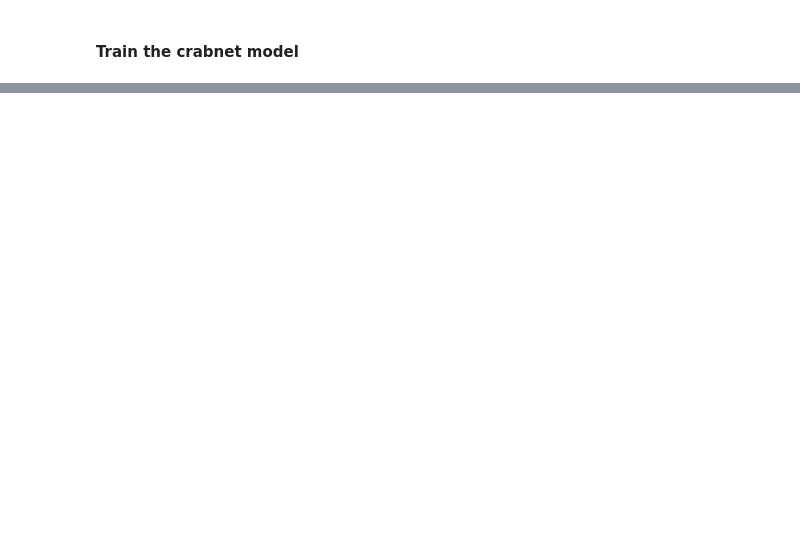
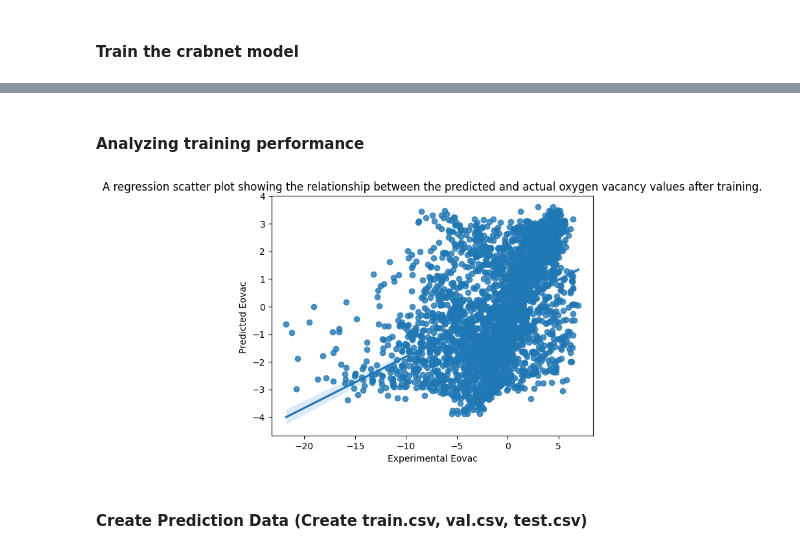
Before and after one commit to Murimikevin/ML-perovskites-project, a Jupyter notebook: Perovskites transformer.ipynb, the cells around one changed output, grey strips where cells are left out. Cells and saved outputs as stored; diff of their text form; code cells hidden in the pictures; blank space fills up the shorter version.

```diff
--- a/Perovskites transformer.ipynb
+++ b/Perovskites transformer.ipynb
@@ -191,0 +204,15 @@ example_materials_property mae: 10.5
+# %% [markdown]
+#### Analyzing training performance
+# %%
+
+csv = pd.read_csv('CrabNet/model_predictions/example_materials_property_train_output.csv')
+res = seaborn.regplot(x='target', y='pred-0', data=csv )
+plt.title(f"A regression scatter plot showing the relationship between the predicted and actual oxygen vacancy values after training.")
+plt.xlabel("Experimental Eovac")
+plt.ylabel("Predicted Eovac ")
+
+plt.show()
+# %% [output]
+[figure, added]
+# %% [markdown]
+#### Create Prediction Data (Create train.csv, val.csv, test.csv)
```
Also changed, not shown: parts of 21 cells of this notebook.
